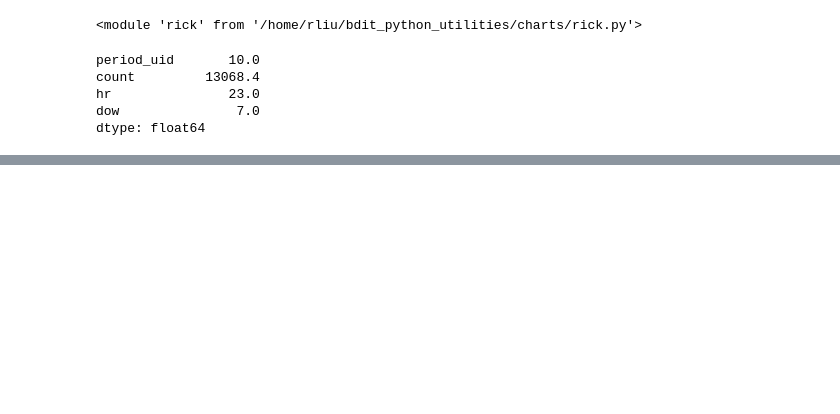
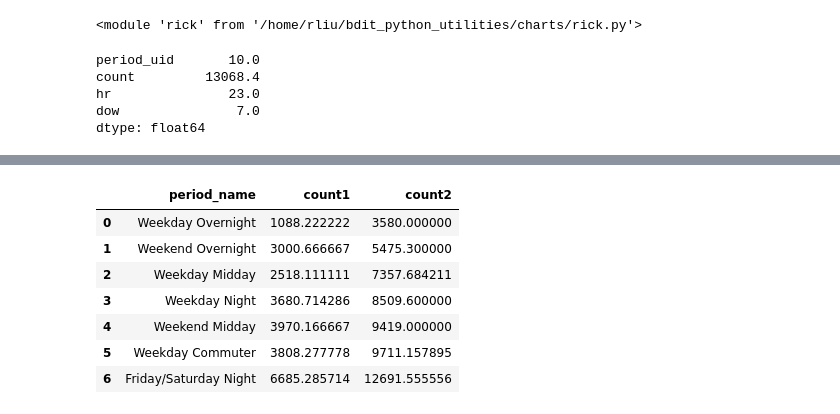
Before and after one commit to CityofToronto/bdit_python_utilities, a Jupyter notebook: charts/module_test.ipynb, the cells around one changed output, grey strips where cells are left out. Saved outputs shown, nothing was run; the diff lists cells and outputs as text; code cells hidden in the pictures; blank space fills up the shorter version.

```diff
--- a/charts/module_test.ipynb
+++ b/charts/module_test.ipynb
@@ -225,0 +343,48 @@ dtype: float64
+# %%
+query = '''
+
+WITH sum AS (
+SELECT period_uid, hr, CASE WHEN pickup_datetime < '2016-10-01' THEN 1 WHEN pickup_datetime > '2018-08-31' THEN 2
+ELSE NULL END AS yr_period,
+sum(count) as count  FROM ptc.trip_data_agg_ward_25
+LEFT JOIN ptc.period_lookup_simple ON hr=period_hr and extract(dow from pickup_datetime)=period_dow
+LEFT JOIN ref.holiday ON dt=pickup_datetime
+WHERE period_uid IS NOT NULL
+AND holiday IS NULL
+AND pickup_datetime NOT IN ('2016-12-31', '2017-01-01', '2017-01-02', '2017-12-31', '2018-01-01', '2018-01-02')
+GROUP BY period_uid, hr, pickup_datetime
+ORDER BY  period_uid
+), avg_hr AS (
+SELECT avg(count) as count, period_uid, yr_period, hr
+FROM sum
+GROUP BY  period_uid, yr_period, hr
+
+), count18 as (
+SELECT period_name, max(count) as count, swatch from avg_hr
+LEFT JOIN ptc.periods_simple USING (period_uid)
+WHERE  yr_period=2
+GROUP BY period_name, swatch, period_uid
+ORDER BY count ASC
+), count16 AS (
+SELECT period_name, max(count) as count, swatch from avg_hr
+LEFT JOIN ptc.periods_simple USING (period_uid)
+WHERE  yr_period =1
+GROUP BY period_name, swatch, period_uid
+ORDER BY count ASC
+)
+SELECT period_name, a.count as count1, b.count as count2 from count16 a
+LEFT JOIN count18 b USING (period_name)
+ORDER BY count2 ASC
+
+'''
+wait_mon=pandasql.read_sql(query, con)
+wait_mon
+# %% [output]
+|  | period_name | count1 | count2 |
+| 0 | Weekday Overnight | 1088.222222 | 3580.000000 |
+| 1 | Weekend Overnight | 3000.666667 | 5475.300000 |
+| 2 | Weekday Midday | 2518.111111 | 7357.684211 |
+| 3 | Weekday Night | 3680.714286 | 8509.600000 |
+| 4 | Weekend Midday | 3970.166667 | 9419.000000 |
+| 5 | Weekday Commuter | 3808.277778 | 9711.157895 |
+| 6 | Friday/Saturday Night | 6685.285714 | 12691.555556 |
```
Also changed, not shown: parts of 11 cells of this notebook, 2 other files.
